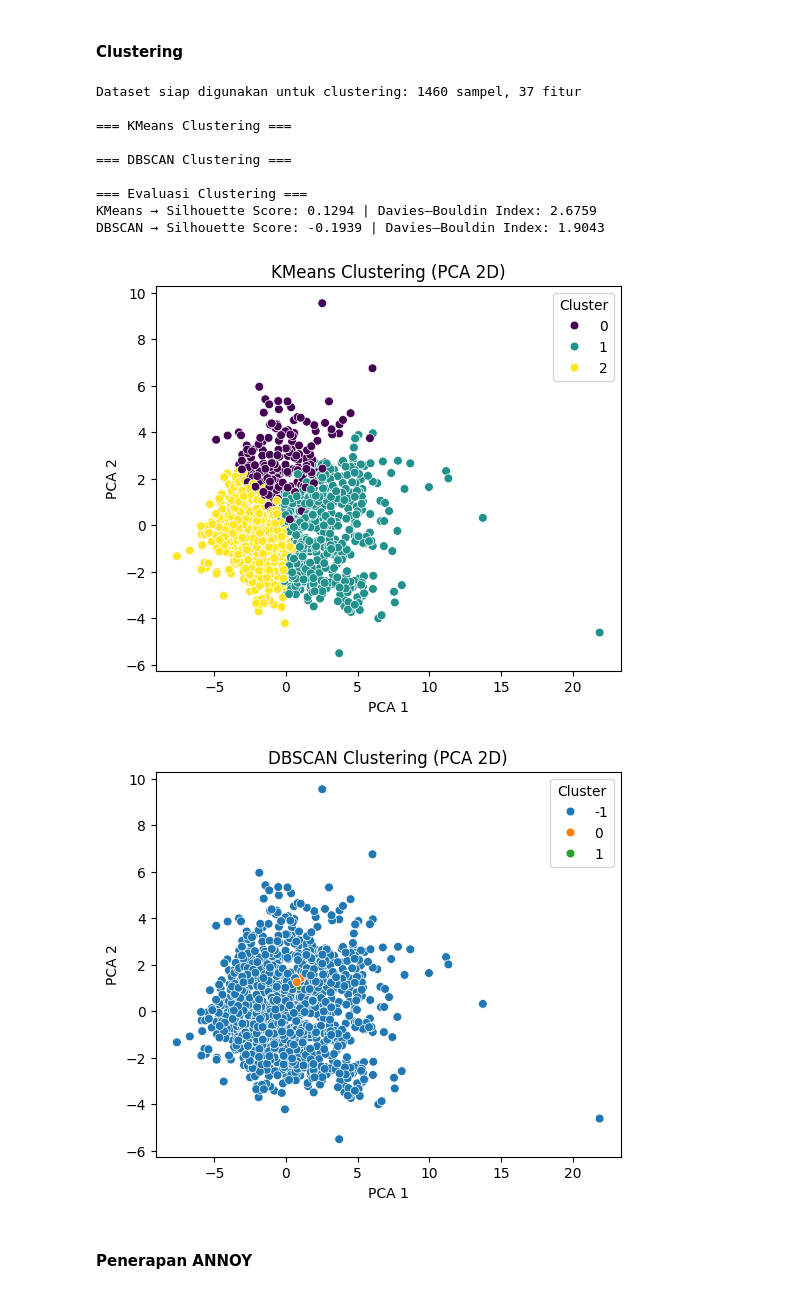
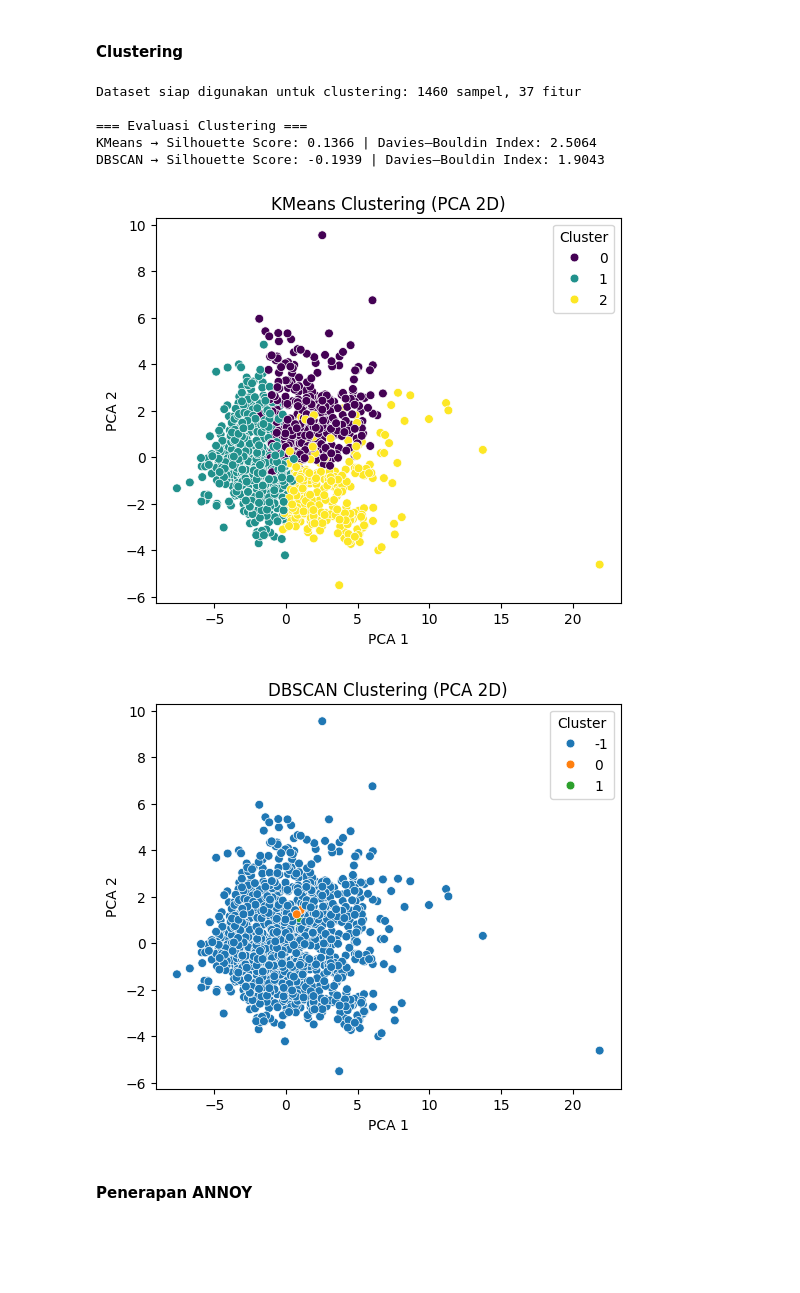
Before and after one commit to aorysan/machineLearning, a Jupyter notebook: UTS_2341720084_Aryo.ipynb, the cells around one changed output. Cells and saved outputs as stored; diff of their text form; code cells hidden in the pictures; blank space fills up the shorter version.

```diff
--- a/UTS_2341720084_Aryo.ipynb
+++ b/UTS_2341720084_Aryo.ipynb
@@ -307,11 +317,9 @@ X = df_scaled.values
 
 print(f"Dataset siap digunakan untuk clustering: {X.shape[0]} sampel, {X.shape[1]} fitur")
 
-print("\n=== KMeans Clustering ===")
-kmeans = KMeans(n_clusters=3, random_state=42)
+kmeans = KMeans(n_clusters=3, n_init=10)
 labels_kmeans = kmeans.fit_predict(X)
 
-print("\n=== DBSCAN Clustering ===")
 dbscan = DBSCAN(eps=1.5, min_samples=5)
 labels_dbscan = dbscan.fit_predict(X)
 
@@ -326,39 +334,35 @@ def evaluate(labels, X, name):
         print(f"{name} → Silhouette Score: {sil:.4f} | Davies–Bouldin Index: {dbi:.4f}")
     else:
         print(f"{name} → Tidak dapat dihitung (hanya satu cluster).")
 
 evaluate(labels_kmeans, X, "KMeans")
 evaluate(labels_dbscan, X, "DBSCAN")
 
 pca = PCA(n_components=2)
 X_pca = pca.fit_transform(X)
 
 plt.figure(figsize=(6,5))
 sns.scatterplot(x=X_pca[:,0], y=X_pca[:,1], hue=labels_kmeans, palette='viridis', s=40)
 plt.title("KMeans Clustering (PCA 2D)")
 plt.xlabel("PCA 1")
 plt.ylabel("PCA 2")
 plt.legend(title='Cluster')
 plt.show()
 
 plt.figure(figsize=(6,5))
 sns.scatterplot(x=X_pca[:,0], y=X_pca[:,1], hue=labels_dbscan, palette='tab10', s=40)
 plt.title("DBSCAN Clustering (PCA 2D)")
 plt.xlabel("PCA 1")
 plt.ylabel("PCA 2")
 plt.legend(title='Cluster')
 plt.show()
 # %% [output]
 Dataset siap digunakan untuk clustering: 1460 sampel, 37 fitur
 
-=== KMeans Clustering ===
-
-=== DBSCAN Clustering ===
-
 === Evaluasi Clustering ===
-KMeans → Silhouette Score: 0.1294 | Davies–Bouldin Index: 2.6759
+KMeans → Silhouette Score: 0.1366 | Davies–Bouldin Index: 2.5064
 DBSCAN → Silhouette Score: -0.1939 | Davies–Bouldin Index: 1.9043
-[figure, old version]
+[figure, new version]
 [figure]
 # %% [markdown]
 #### Penerapan ANNOY
```
Also changed, not shown: parts of 4 cells of this notebook.
